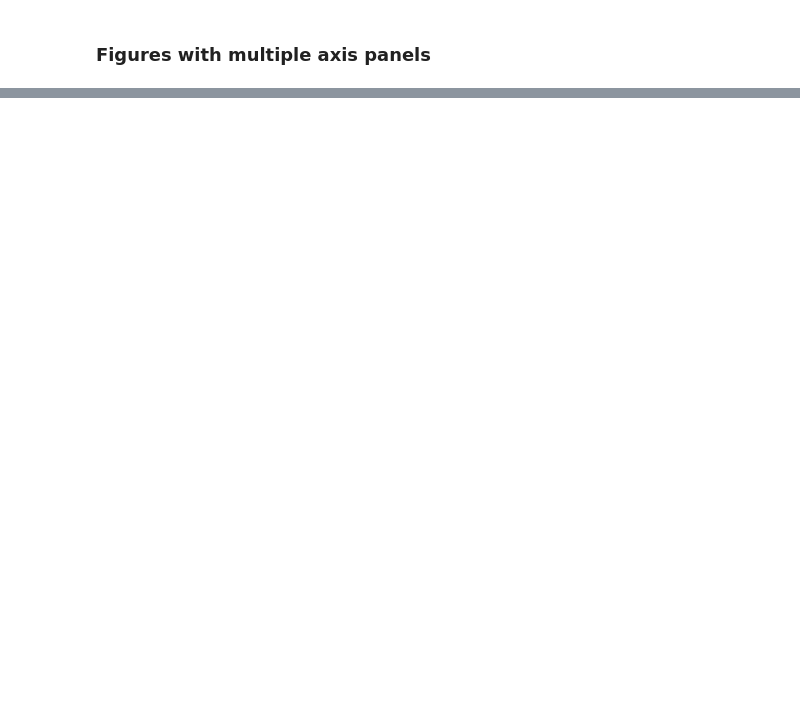
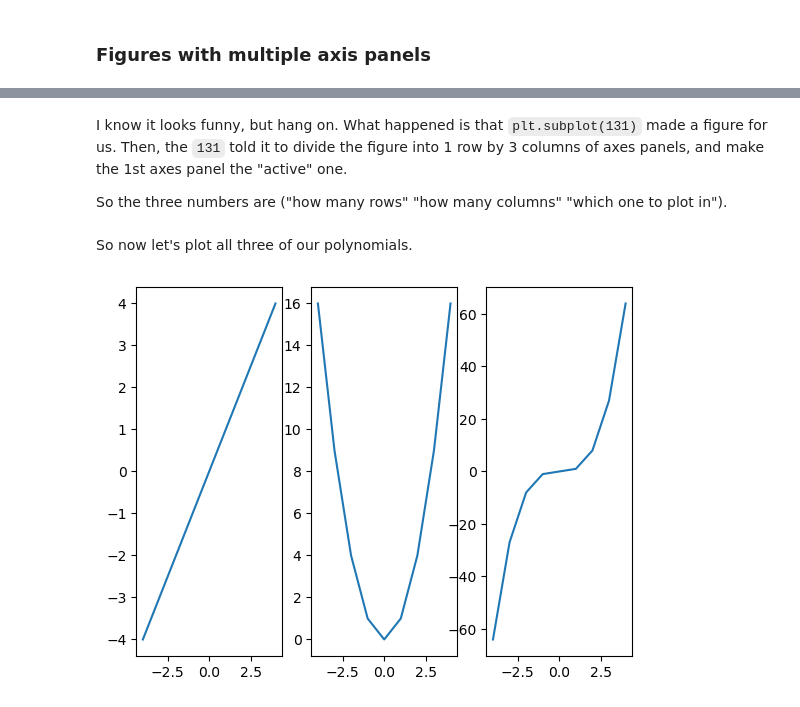
Before and after one commit to psychdatascience/FDS-CourseOne, a Jupyter notebook: tutorial015.ipynb, the cells around one changed output, grey strips where cells are left out. Drawn from its saved outputs; the diff is of its cells as text; code cells hidden in the pictures; blank space fills up the shorter version.

```diff
--- a/tutorial015.ipynb
+++ b/tutorial015.ipynb
@@ -268,0 +294,19 @@ If you open any
+# %% [markdown]
+I know it looks funny, but hang on. What happened is that `plt.subplot(131)` made a figure for us. Then, the `131` told it to divide the figure into 1 row by 3 columns of axes panels, and make the 1st axes panel the "active" one.
+
+So the three numbers are ("how many rows"   "how many columns"   "which one to plot in").
+# %% [markdown]
+So now let's plot all three of our polynomials.
+# %%
+plt.style.use('default')
+
+plt.subplot(131)    # make the first (left hand) axes panel the active one
+plt.plot(my_x, y_lin, label = 'linear');
+
+plt.subplot(132)    # make the second panel active
+plt.plot(my_x, y_quad, label = 'quadratic');
+
+plt.subplot(133)   # make the third panel active
+plt.plot(my_x, y_cube, label = 'cubic');
+# %% [output]
+[figure, added]
```
Also changed, not shown: parts of 34 cells of this notebook.
